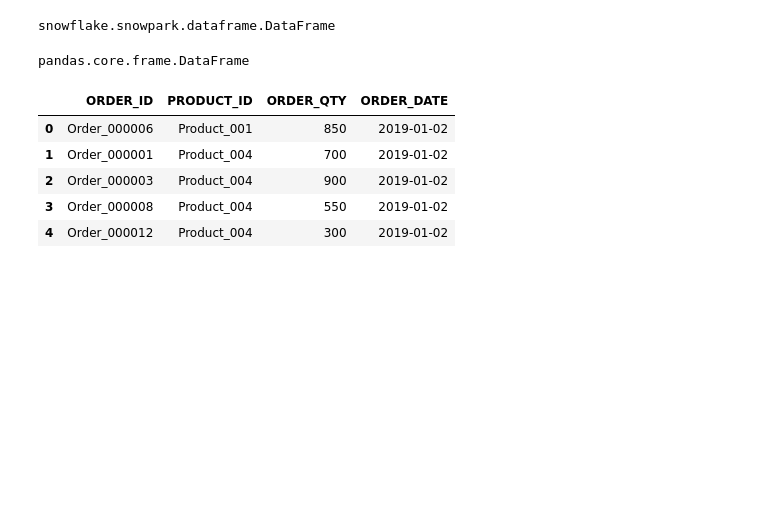
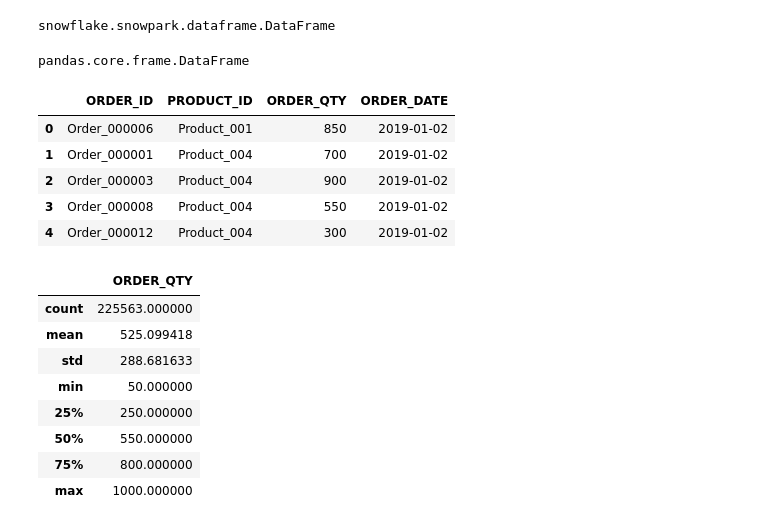
Before and after one commit to diptibhunde/ManufacturingRepo, a Jupyter notebook: Dipti/Dipti.ipynb, the cells around one changed output. Drawn from its saved outputs; the diff is of its cells as text; code cells hidden in the pictures; blank space fills up the shorter version.

```diff
--- a/Dipti/Dipti.ipynb
+++ b/Dipti/Dipti.ipynb
@@ -95,3 +95,15 @@ df.head(5)
 | 2 | Order_000003 | Product_004 | 900 | 2019-01-02 |
 | 3 | Order_000008 | Product_004 | 550 | 2019-01-02 |
 | 4 | Order_000012 | Product_004 | 300 | 2019-01-02 |
+# %%
+df.describe()
+# %% [output]
+|  | ORDER_QTY |
+| count | 225563.000000 |
+| mean | 525.099418 |
+| std | 288.681633 |
+| min | 50.000000 |
+| 25% | 250.000000 |
+| 50% | 550.000000 |
+| 75% | 800.000000 |
+| max | 1000.000000 |
```
